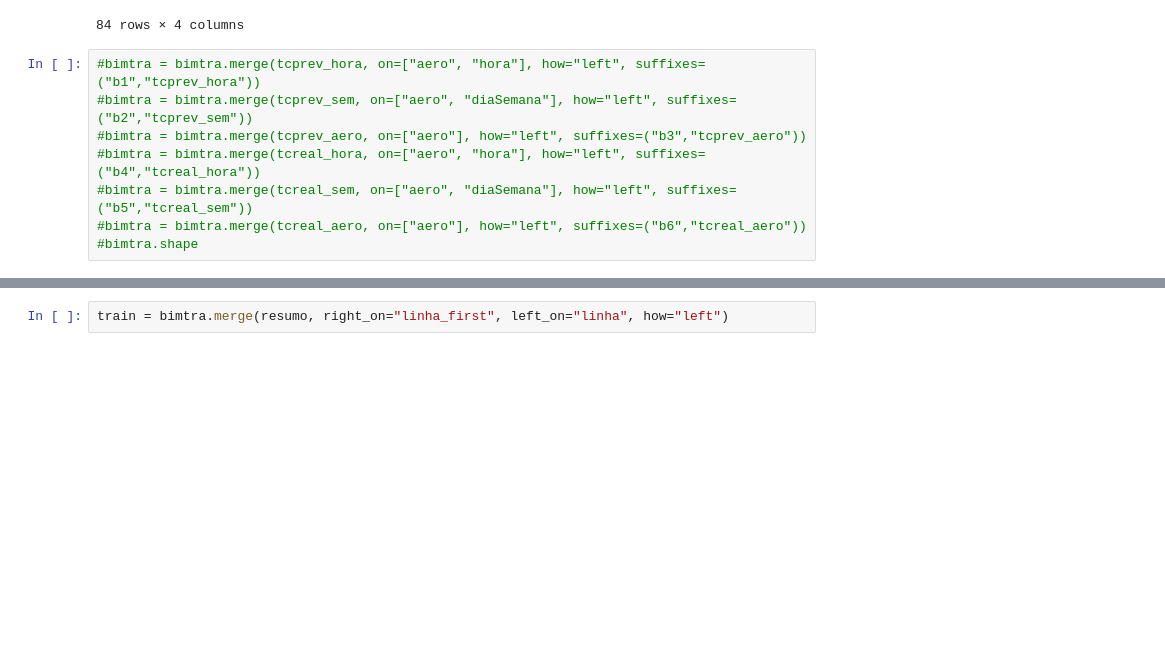
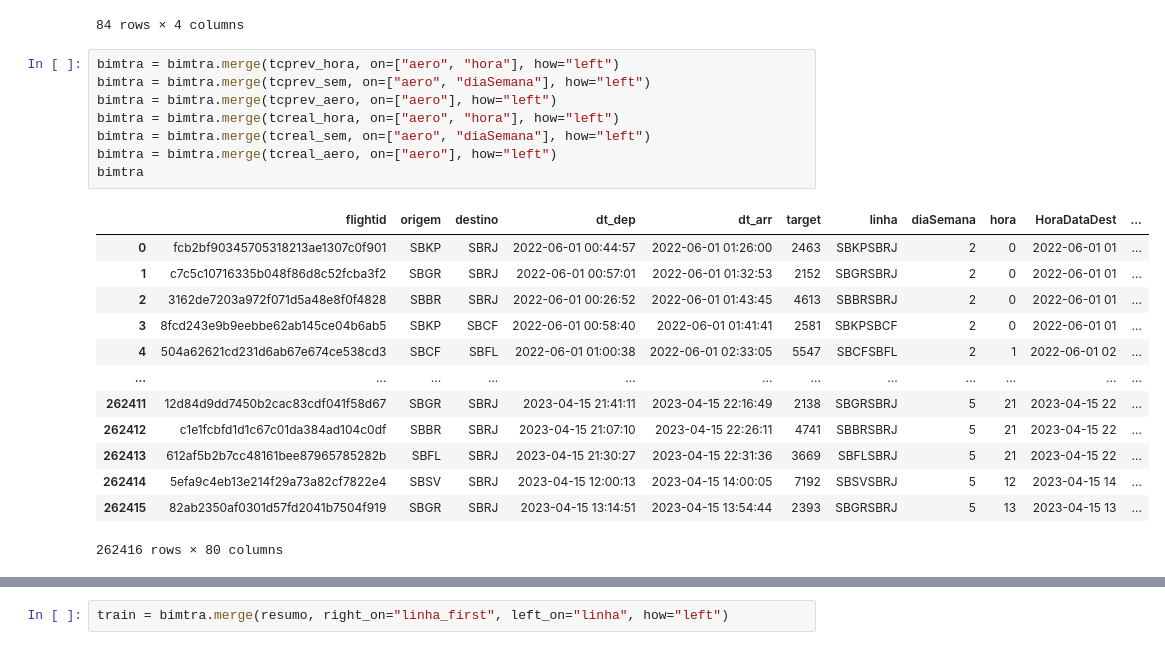
Before and after one commit to vilelabruno/latamChalenge, a Jupyter notebook: dataPrep.ipynb, the cells around one changed output, grey strips where cells are left out. Saved outputs shown, nothing was run; the diff lists cells and outputs as text; blank space fills up the shorter version.

```diff
--- a/dataPrep.ipynb
+++ b/dataPrep.ipynb
@@ -725,13 +695,27 @@ tcprev_sem
 | 83 | SV | 6 | 0.242754 | 268 |
 84 rows × 4 columns
 # %%
-#bimtra = bimtra.merge(tcprev_hora, on=["aero", "hora"], how="left", suffixes=("b1","tcprev_hora"))
-#bimtra = bimtra.merge(tcprev_sem, on=["aero", "diaSemana"], how="left", suffixes=("b2","tcprev_sem"))
-#bimtra = bimtra.merge(tcprev_aero, on=["aero"], how="left", suffixes=("b3","tcprev_aero"))
-#bimtra = bimtra.merge(tcreal_hora, on=["aero", "hora"], how="left", suffixes=("b4","tcreal_hora"))
-#bimtra = bimtra.merge(tcreal_sem, on=["aero", "diaSemana"], how="left", suffixes=("b5","tcreal_sem"))
-#bimtra = bimtra.merge(tcreal_aero, on=["aero"], how="left", suffixes=("b6","tcreal_aero"))
-#bimtra.shape
+bimtra = bimtra.merge(tcprev_hora, on=["aero", "hora"], how="left")
+bimtra = bimtra.merge(tcprev_sem, on=["aero", "diaSemana"], how="left")
+bimtra = bimtra.merge(tcprev_aero, on=["aero"], how="left")
+bimtra = bimtra.merge(tcreal_hora, on=["aero", "hora"], how="left")
+bimtra = bimtra.merge(tcreal_sem, on=["aero", "diaSemana"], how="left")
+bimtra = bimtra.merge(tcreal_aero, on=["aero"], how="left")
+bimtra
+# %% [output]
+|  | flightid | origem | destino | dt_dep | dt_arr | target | linha | diaSemana | hora | HoraDataDest | ... |
+| 0 | fcb2bf90345705318213ae1307c0f901 | SBKP | SBRJ | 2022-06-01 00:44:57 | 2022-06-01 01:26:00 | 2463 | SBKPSBRJ | 2 | 0 | 2022-06-01 01 | ... |
+| 1 | c7c5c10716335b048f86d8c52fcba3f2 | SBGR | SBRJ | 2022-06-01 00:57:01 | 2022-06-01 01:32:53 | 2152 | SBGRSBRJ | 2 | 0 | 2022-06-01 01 | ... |
+| 2 | 3162de7203a972f071d5a48e8f0f4828 | SBBR | SBRJ | 2022-06-01 00:26:52 | 2022-06-01 01:43:45 | 4613 | SBBRSBRJ | 2 | 0 | 2022-06-01 01 | ... |
+| 3 | 8fcd243e9b9eebbe62ab145ce04b6ab5 | SBKP | SBCF | 2022-06-01 00:58:40 | 2022-06-01 01:41:41 | 2581 | SBKPSBCF | 2 | 0 | 2022-06-01 01 | ... |
+| 4 | 504a62621cd231d6ab67e674ce538cd3 | SBCF | SBFL | 2022-06-01 01:00:38 | 2022-06-01 02:33:05 | 5547 | SBCFSBFL | 2 | 1 | 2022-06-01 02 | ... |
+| ... | ... | ... | ... | ... | ... | ... | ... | ... | ... | ... | ... |
+| 262411 | 12d84d9dd7450b2cac83cdf041f58d67 | SBGR | SBRJ | 2023-04-15 21:41:11 | 2023-04-15 22:16:49 | 2138 | SBGRSBRJ | 5 | 21 | 2023-04-15 22 | ... |
+| 262412 | c1e1fcbfd1d1c67c01da384ad104c0df | SBBR | SBRJ | 2023-04-15 21:07:10 | 2023-04-15 22:26:11 | 4741 | SBBRSBRJ | 5 | 21 | 2023-04-15 22 | ... |
+| 262413 | 612af5b2b7cc48161bee87965785282b | SBFL | SBRJ | 2023-04-15 21:30:27 | 2023-04-15 22:31:36 | 3669 | SBFLSBRJ | 5 | 21 | 2023-04-15 22 | ... |
+| 262414 | 5efa9c4eb13e214f29a73a82cf7822e4 | SBSV | SBRJ | 2023-04-15 12:00:13 | 2023-04-15 14:00:05 | 7192 | SBSVSBRJ | 5 | 12 | 2023-04-15 14 | ... |
+| 262415 | 82ab2350af0301d57fd2041b7504f919 | SBGR | SBRJ | 2023-04-15 13:14:51 | 2023-04-15 13:54:44 | 2393 | SBGRSBRJ | 5 | 13 | 2023-04-15 13 | ... |
+262416 rows × 80 columns
 # %%
 bimtra["hora"]
 # %% [output]
```
Also changed, not shown: parts of 32 cells of this notebook, 16 other files.
